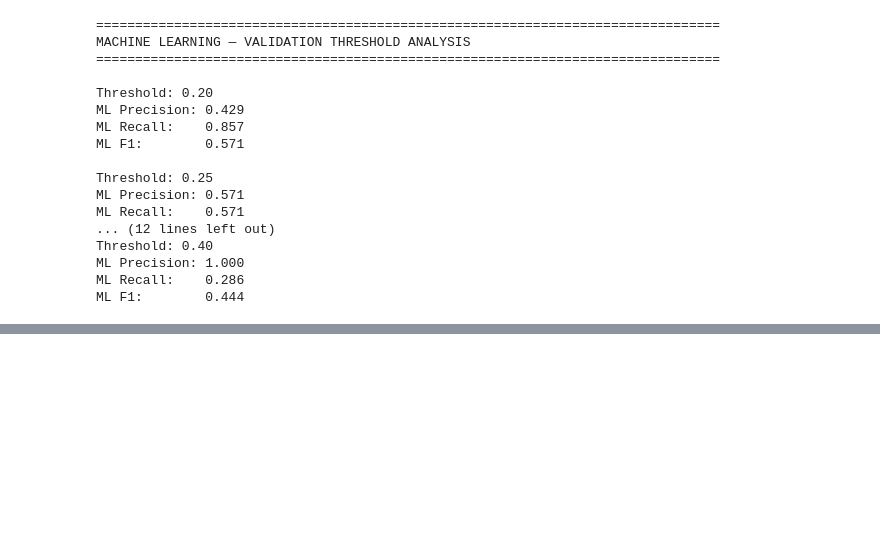
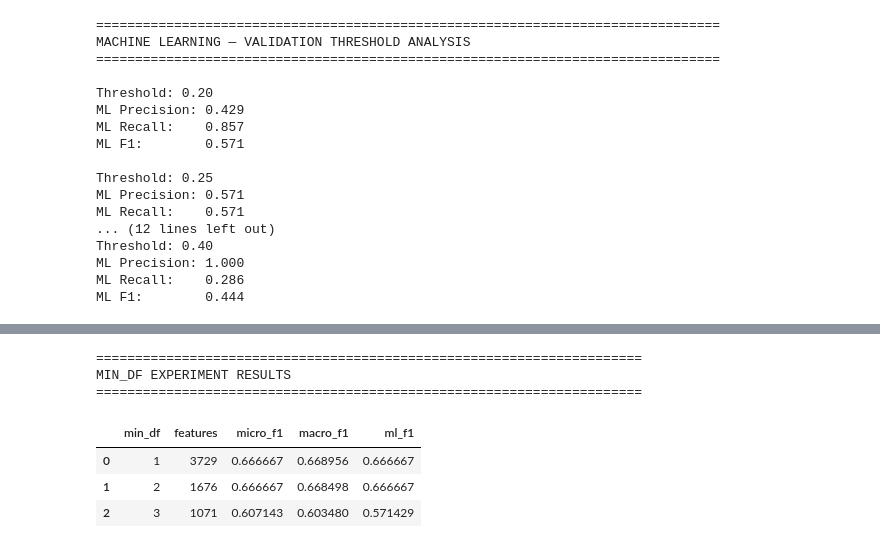
Before and after one commit to ayberkpalta/LLM-A-to-Z, a Jupyter notebook: ResearchMindAI_project/notebooks/04_text_prep.ipynb, the cells around one changed output, grey strips where cells are left out. Saved outputs shown, nothing was run; the diff lists cells and outputs as text; code cells hidden in the pictures; blank space fills up the shorter version.

```diff
--- a/ResearchMindAI_project/notebooks/04_text_prep.ipynb
+++ b/ResearchMindAI_project/notebooks/04_text_prep.ipynb
@@ -1390,0 +1393,13 @@ ML F1:        0.444
+# %%
+train_texts = [
+    paper["clean_text"]
+    for paper in train_papers
+]
+
+validation_texts = [
+    paper["clean_text"]
+    for paper in validation_papers
+]
+
+print("Train texts:", len(train_texts))
+print("Validation texts:", len(validation_texts))
@@ -1390,0 +1615,25 @@ ML F1:        0.444
+# %%
+import pandas as pd
+
+results_min_df_table = pd.DataFrame(
+    results_min_df
+)
+
+print("\n" + "=" * 70)
+print("MIN_DF EXPERIMENT RESULTS")
+print("=" * 70)
+
+display(
+    results_min_df_table.sort_values(
+        "micro_f1",
+        ascending=False
+    )
+)
+# %% [output]
+======================================================================
+MIN_DF EXPERIMENT RESULTS
+======================================================================
+|  | min_df | features | micro_f1 | macro_f1 | ml_f1 |
+| 0 | 1 | 3729 | 0.666667 | 0.668956 | 0.666667 |
+| 1 | 2 | 1676 | 0.666667 | 0.668498 | 0.666667 |
+| 2 | 3 | 1071 | 0.607143 | 0.603480 | 0.571429 |
```
Also changed, not shown: parts of 33 cells of this notebook, 2 other files.
